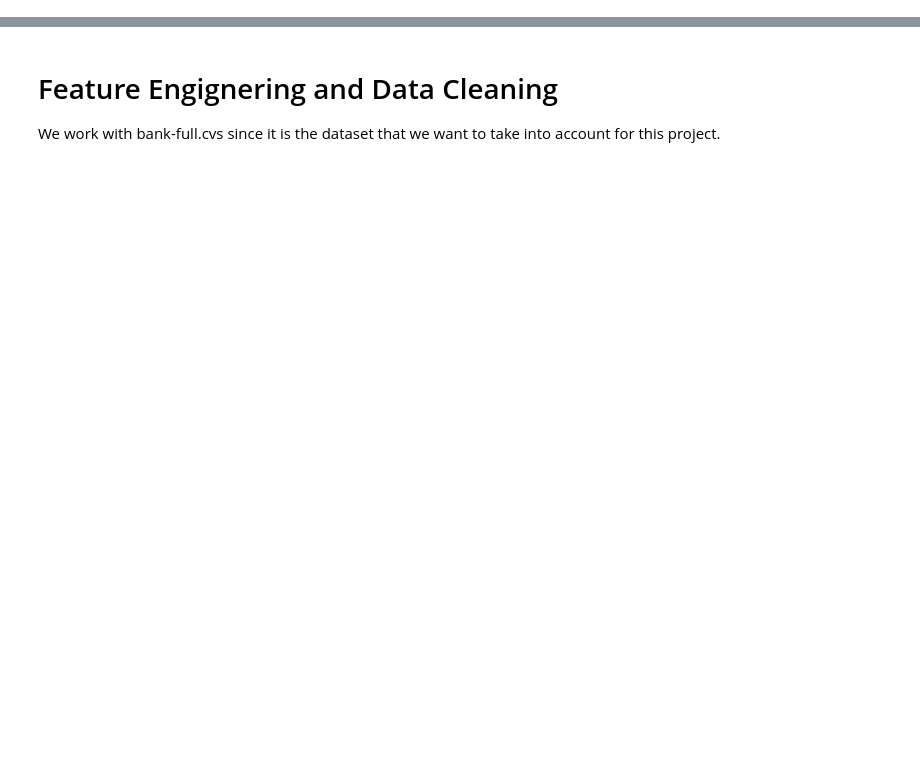
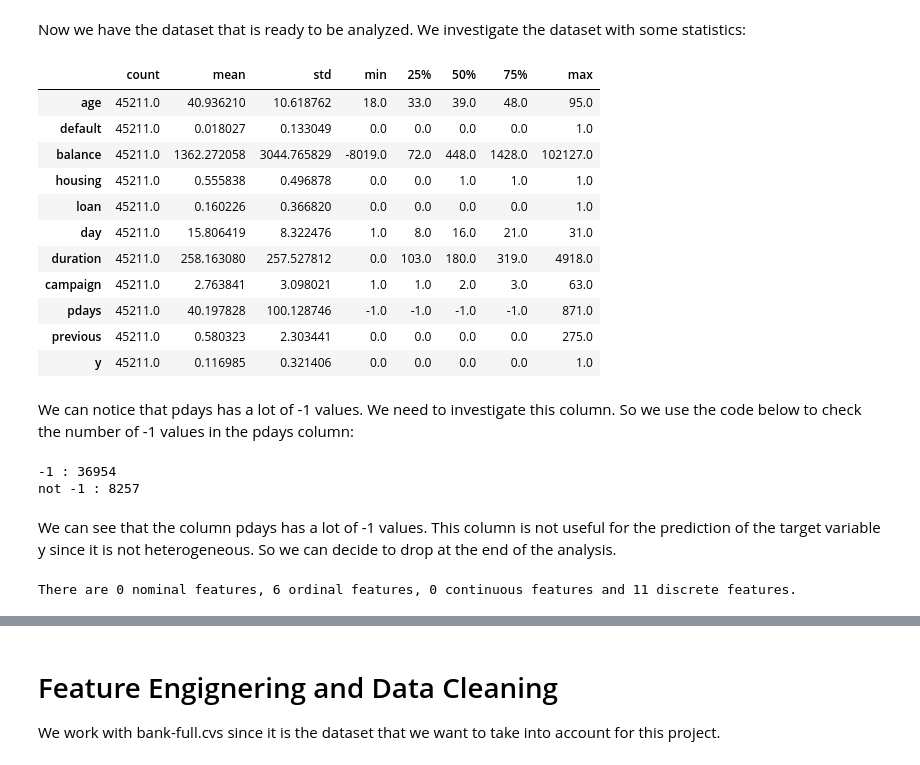
Before and after one commit to Steeve3/ML-model, a Jupyter notebook: notebooks/bank_notebook.ipynb, the cells around one changed output, grey strips where cells are left out. Cells and saved outputs as stored; diff of their text form; code cells hidden in the pictures; blank space fills up the shorter version.

```diff
--- a/notebooks/bank_notebook.ipynb
+++ b/notebooks/bank_notebook.ipynb
@@ -57,0 +126,59 @@ memory usage: 5.9+ MB
+# %% [markdown]
+Now we have the dataset that is ready to be analyzed. We investigate the dataset with some statistics:
+# %%
+data_full.describe().transpose()
+# %% [output]
+|  | count | mean | std | min | 25% | 50% | 75% | max |
+| age | 45211.0 | 40.936210 | 10.618762 | 18.0 | 33.0 | 39.0 | 48.0 | 95.0 |
+| default | 45211.0 | 0.018027 | 0.133049 | 0.0 | 0.0 | 0.0 | 0.0 | 1.0 |
+| balance | 45211.0 | 1362.272058 | 3044.765829 | -8019.0 | 72.0 | 448.0 | 1428.0 | 102127.0 |
+| housing | 45211.0 | 0.555838 | 0.496878 | 0.0 | 0.0 | 1.0 | 1.0 | 1.0 |
+| loan | 45211.0 | 0.160226 | 0.366820 | 0.0 | 0.0 | 0.0 | 0.0 | 1.0 |
+| day | 45211.0 | 15.806419 | 8.322476 | 1.0 | 8.0 | 16.0 | 21.0 | 31.0 |
+| duration | 45211.0 | 258.163080 | 257.527812 | 0.0 | 103.0 | 180.0 | 319.0 | 4918.0 |
+| campaign | 45211.0 | 2.763841 | 3.098021 | 1.0 | 1.0 | 2.0 | 3.0 | 63.0 |
+| pdays | 45211.0 | 40.197828 | 100.128746 | -1.0 | -1.0 | -1.0 | -1.0 | 871.0 |
+| previous | 45211.0 | 0.580323 | 2.303441 | 0.0 | 0.0 | 0.0 | 0.0 | 275.0 |
+| y | 45211.0 | 0.116985 | 0.321406 | 0.0 | 0.0 | 0.0 | 0.0 | 1.0 |
+# %% [markdown]
+We can notice that pdays has a lot of -1 values. We need to investigate this column.
+So we use the code below to check the number of -1 values in the pdays column:
+# %%
+# data cleaning -> check if there are too many -1 in the pdays column in order to drop them or the column
+data_full['pdays']
+count = 0
+count1 = 0
+for i in data_full['pdays']:
+    if i == -1:
+        count += 1
+    else:
+        count1 += 1
+
+print(f'-1 : {count}')
+print(f'not -1 : {count1}')
+# %% [output]
+-1 : 36954
+not -1 : 8257
+# %% [markdown]
+We can see that the column pdays has a lot of -1 values. This column is not useful for the prediction of the target variable y since it is not heterogeneous. So we can decide to drop at the end of the analysis.
+# %%
+# Investigate the distribution of nominal features
+
+# Count how many nominal, ordinal, continuous and discrete features there are in the dataset
+nominal = 0
+ordinal = 0
+continuous = 0
+discrete = 0
+for col in data_full.columns:
+    if data_full[col].dtype == 'object':
+        nominal += 1
+    elif data_full[col].dtype == 'int64':
+        discrete += 1
+    elif data_full[col].dtype == 'float64':
+        continuous += 1
+    else:
+        ordinal += 1
+
+print('There are {} nominal features, {} ordinal features, {} continuous features and {} discrete features.'.format(nominal, ordinal, continuous, discrete))
+# %% [output]
+There are 0 nominal features, 6 ordinal features, 0 continuous features and 11 discrete features.
```
Also changed, not shown: parts of 20 cells of this notebook.
